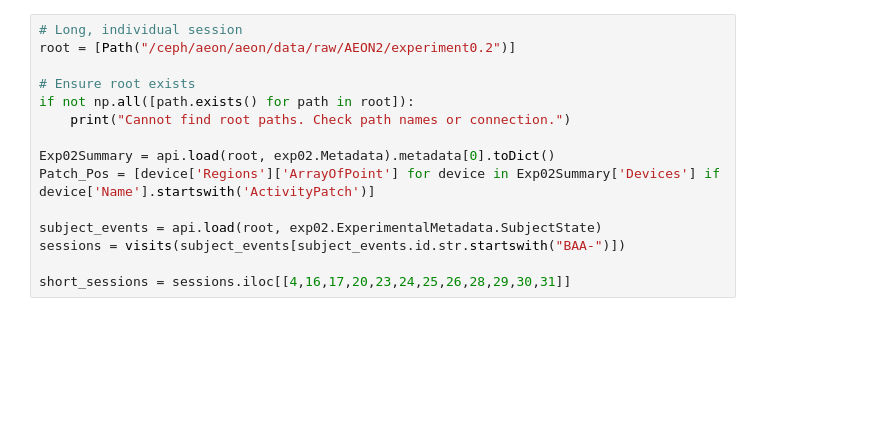
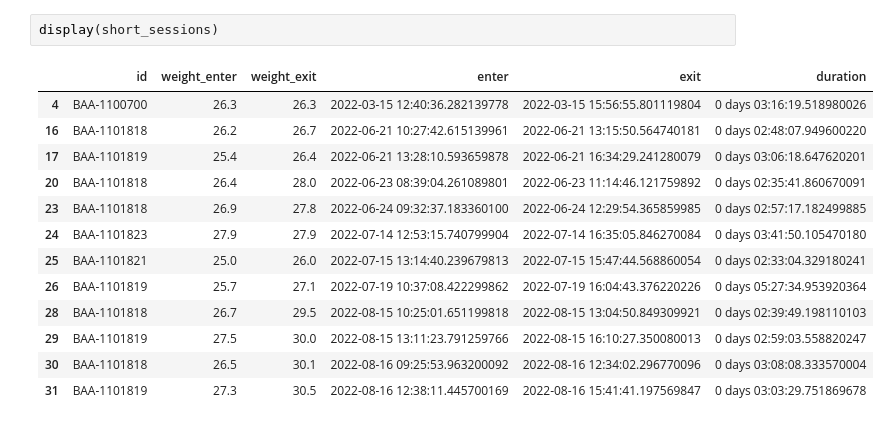
Before and after one commit to zimoli02/2023-2024-SURFiN-Foraging-Project, a Jupyter notebook: Scripts/Test.ipynb, the cells around one changed output. Saved outputs shown, nothing was run; the diff lists cells and outputs as text; blank space fills up the shorter version.

```diff
--- a/Scripts/Test.ipynb
+++ b/Scripts/Test.ipynb
@@ -47,15 +63,16 @@ aeon_transfer_final.log  db_dumps           test
-# %%
-# Long, individual session
-root = [Path("/ceph/aeon/aeon/data/raw/AEON2/experiment0.2")]
-
-# Ensure root exists
-if not np.all([path.exists() for path in root]):
-    print("Cannot find root paths. Check path names or connection.")
-
-Exp02Summary = api.load(root, exp02.Metadata).metadata[0].toDict()
-Patch_Pos = [device['Regions']['ArrayOfPoint'] for device in Exp02Summary['Devices'] if device['Name'].startswith('ActivityPatch')]
-
-subject_events = api.load(root, exp02.ExperimentalMetadata.SubjectState)
-sessions = visits(subject_events[subject_events.id.str.startswith("BAA-")])
-
-short_sessions = sessions.iloc[[4,16,17,20,23,24,25,26,28,29,30,31]]
+# %%
+display(short_sessions)
+# %% [output]
+|  | id | weight_enter | weight_exit | enter | exit | duration |
+| 4 | BAA-1100700 | 26.3 | 26.3 | 2022-03-15 12:40:36.282139778 | 2022-03-15 15:56:55.801119804 | 0 days 03:16:19.518980026 |
+| 16 | BAA-1101818 | 26.2 | 26.7 | 2022-06-21 10:27:42.615139961 | 2022-06-21 13:15:50.564740181 | 0 days 02:48:07.949600220 |
+| 17 | BAA-1101819 | 25.4 | 26.4 | 2022-06-21 13:28:10.593659878 | 2022-06-21 16:34:29.241280079 | 0 days 03:06:18.647620201 |
+| 20 | BAA-1101818 | 26.4 | 28.0 | 2022-06-23 08:39:04.261089801 | 2022-06-23 11:14:46.121759892 | 0 days 02:35:41.860670091 |
+| 23 | BAA-1101818 | 26.9 | 27.8 | 2022-06-24 09:32:37.183360100 | 2022-06-24 12:29:54.365859985 | 0 days 02:57:17.182499885 |
+| 24 | BAA-1101823 | 27.9 | 27.9 | 2022-07-14 12:53:15.740799904 | 2022-07-14 16:35:05.846270084 | 0 days 03:41:50.105470180 |
+| 25 | BAA-1101821 | 25.0 | 26.0 | 2022-07-15 13:14:40.239679813 | 2022-07-15 15:47:44.568860054 | 0 days 02:33:04.329180241 |
+| 26 | BAA-1101819 | 25.7 | 27.1 | 2022-07-19 10:37:08.422299862 | 2022-07-19 16:04:43.376220226 | 0 days 05:27:34.953920364 |
+| 28 | BAA-1101818 | 26.7 | 29.5 | 2022-08-15 10:25:01.651199818 | 2022-08-15 13:04:50.849309921 | 0 days 02:39:49.198110103 |
+| 29 | BAA-1101819 | 27.5 | 30.0 | 2022-08-15 13:11:23.791259766 | 2022-08-15 16:10:27.350080013 | 0 days 02:59:03.558820247 |
+| 30 | BAA-1101818 | 26.5 | 30.1 | 2022-08-16 09:25:53.963200092 | 2022-08-16 12:34:02.296770096 | 0 days 03:08:08.333570004 |
+| 31 | BAA-1101819 | 27.3 | 30.5 | 2022-08-16 12:38:11.445700169 | 2022-08-16 15:41:41.197569847 | 0 days 03:03:29.751869678 |
```
Also changed, not shown: parts of 27 cells of this notebook, 21 other files.
